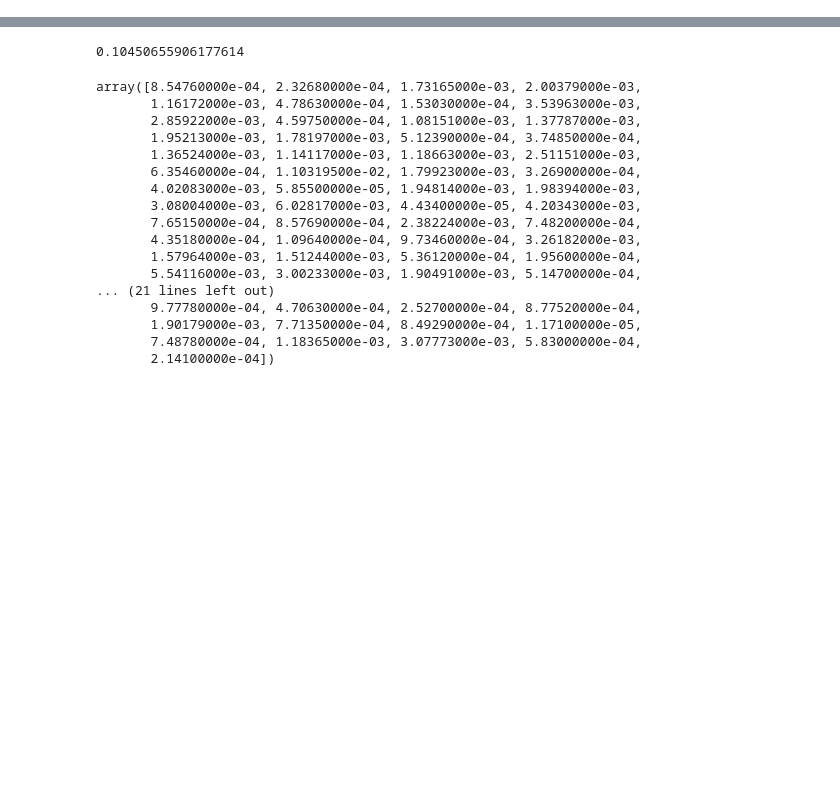
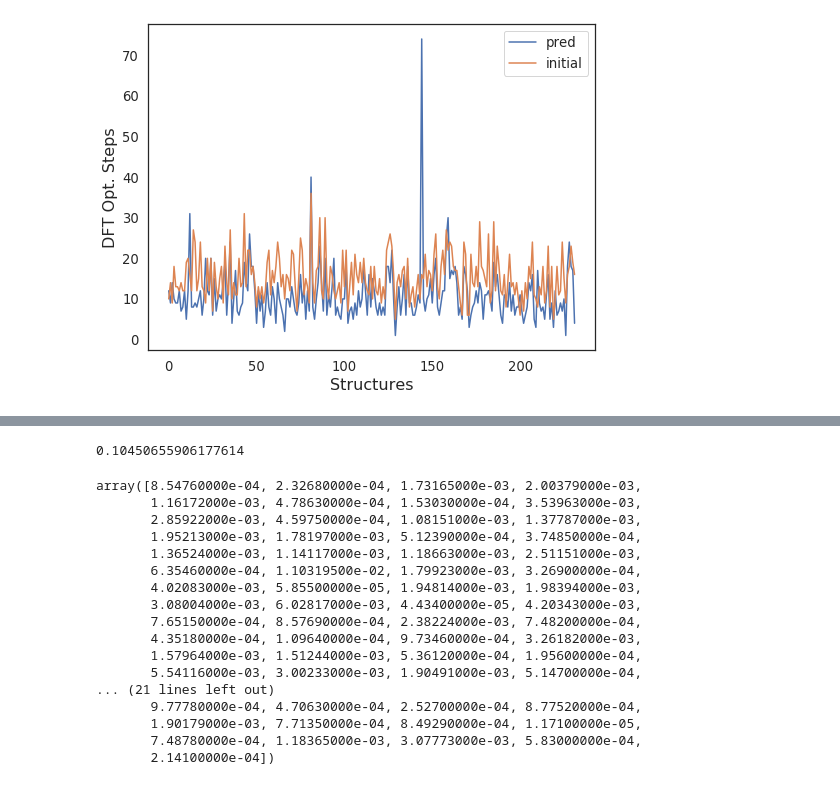
Before and after one commit to ulissigroup/dogss, a Jupyter notebook: experiments/surfaces/new_backup_evaluation.ipynb, the cells around one changed output, grey strips where cells are left out. Cells and saved outputs as stored; diff of their text form; code cells hidden in the pictures; blank space fills up the shorter version.

```diff
--- a/experiments/surfaces/new_backup_evaluation.ipynb
+++ b/experiments/surfaces/new_backup_evaluation.ipynb
@@ -50,6 +51,8 @@ env: CUDA_LAUNCH_BLOCKING=1
 # SDT_list = pickle.load(open('../../../cgcnn/bond_regression3/new2/SDT_list.pkl', 'rb'))
 docs = pickle.load(open('../../../cgcnn/bond_regression3/new2/final_docs.pkl', 'rb'))
 docs_test_surface = pickle.load(open('./new_backup/docs_test_surface.pkl', 'rb'))
+docs_test_slab = pickle.load(open('./new_backup/docs_test_slab.pkl', 'rb'))
+docs_test = pickle.load(open('./new_backup/docs_test.pkl', 'rb'))
 
 # structures = SDT_list[0]
 # orig_atom_fea_len = structures[0].shape[-1]
@@ -91,3 +99,5 @@ docs_test_surface = pickle.load(open('./new_backup/docs_test_surface.pkl', 'rb')
 #             docs_test_surface.append(doc['idx'])
 #         elif doc['data'] == 'slab':
 #             docs_test_slab.append(doc['idx'])
+# %%
+initial_results = [11443,11463,11649,11800,11960,12051,12579,12662,12700,12951,14764,15875,2134,2330,2662,2675,2792,3531,3727,3786,3955,9693,9783,9872]
@@ -230,0 +303,25 @@ plt.hist(dist_test)
+# %%
+sns.set(color_codes=True)
+sns.set(rc={'figure.figsize':(8, 6)})
+sns.set(font_scale = 1.2)
+# sns.set_style("whitegrid")
+sns.set_style("white")
+
+# c = list(zip(steps_test, steps_initial))
+
+# random.seed(10)#3,10
+# random.shuffle(c)
+
+# a,b = zip(*c)
+
+plt.plot(steps_test, label='pred')
+plt.plot(steps_initial, label='initial')
+plt.legend(loc='upper right')
+plt.ylabel('DFT Opt. Steps', fontsize=16)
+plt.xlabel('Structures', fontsize=16)
+# plt.savefig('./new_backup/steps_after.pdf')
+# plt.savefig('./new_backup/steps_before.pdf')
+
+plt.show()
+# %% [output]
+[figure, added]
```
Also changed, not shown: parts of 16 cells of this notebook, 26 other files.
